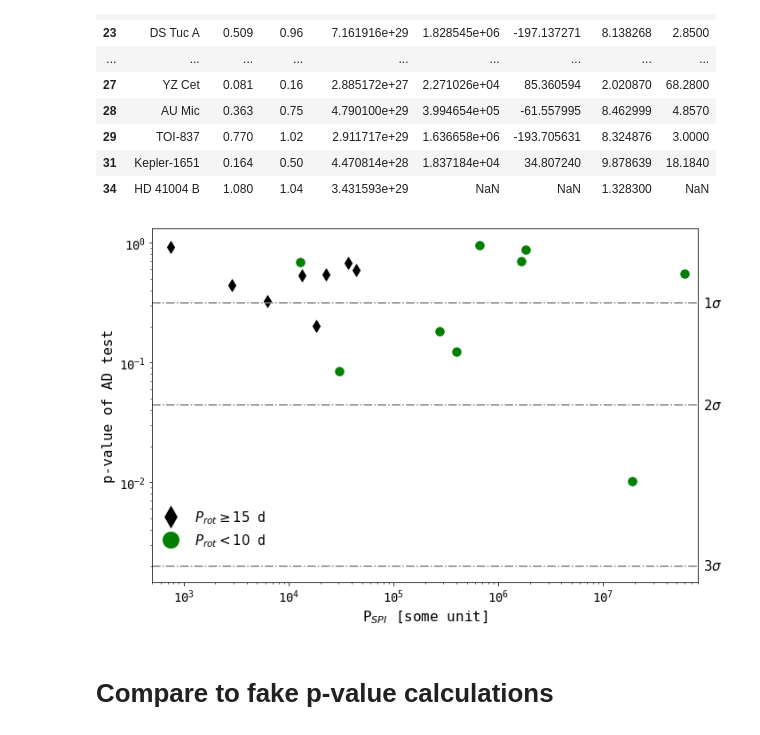
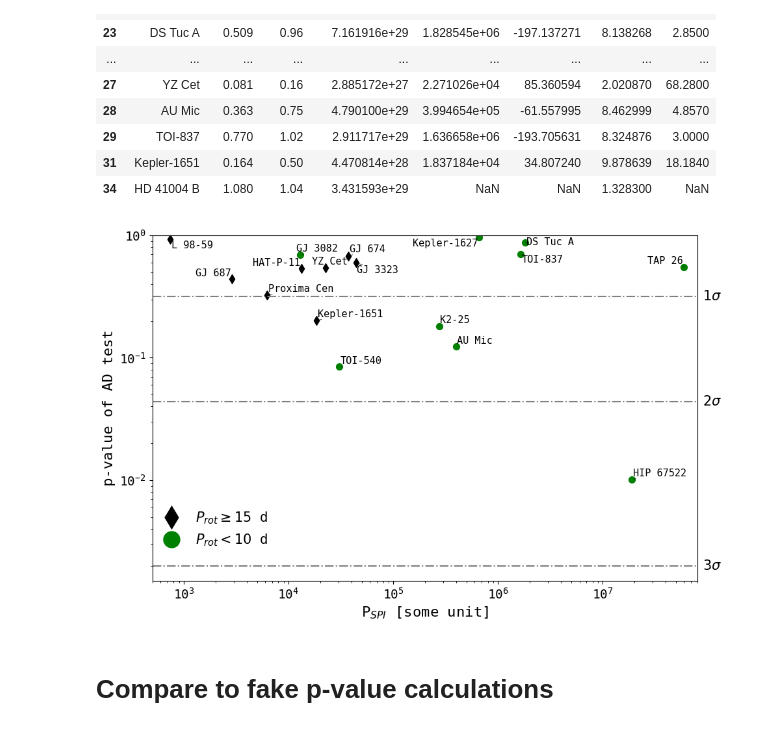
Before and after one commit to ekaterinailin/flaring-spi, a Jupyter notebook: notebooks/_07_stars_vs_adtests.ipynb, the cells around one changed output. Drawn from its saved outputs; the diff is of its cells as text; code cells hidden in the pictures.

Commit message:
annotated spi plot

```diff
--- a/notebooks/_07_stars_vs_adtests.ipynb
+++ b/notebooks/_07_stars_vs_adtests.ipynb
@@ -252,45 +254,53 @@ labels = [r"$10 \leq P_{rot} < 15$ d",
 # set up figure
 fig, ax = plt.subplots(figsize=(10, 6.5))
 
+data = mean_std[mean_std.p_spi.notnull()]
+
+texts = []
 
 # plot the data
-for color, group in mean_std.groupby("color"):
+for color, group in data.groupby("color"):
     plt.scatter(group["p_spi"], group["mean"], marker=group["symbol"].iloc[0],
-                c=color, s=90., alpha=1.)
+                c=color, s=50., alpha=1.)
+    for star, row in group.iterrows():
+        texts.append(plt.text(x=row["p_spi"], y=row["mean"], s=row["ID"],
+                    fontsize=11, ha="right", va="top", rotation=0))
     # if (color != "lightgrey") & (color != "blue"):
     #     sns.kdeplot(data=group, x="p_spi", y="mean", fill=True,
     #                 color=color, common_norm=True, alpha=.4, log_scale=True,
     #                 cut=0., levels=[0.32, 0.68, 0.95, 0.997])
 
 
 # log scale
 plt.yscale("log")
 plt.xscale("log")
 
 # # add sigma lines
 for sigma, label in list(zip(sigmas, sigma_labels)):
     plt.axhline(sigma, color="grey", linestyle="-.")
     plt.text(9e7, sigma, label, fontsize=15,
              color="k", verticalalignment="center")
 
 # labels
 plt.ylabel("p-value of AD test")
 plt.xlabel("P$_{SPI}$ [some unit]")
 
 # legend
 plt.legend(legend[1:3], labels[1:3], loc=(0, 0.08), fontsize=15)
 
 # limits
 plt.xlim(5e2, 8e7)
+plt.ylim(1.5e-3, 1)
 
+adjust_text(texts, arrowprops=dict(arrowstyle="-", color='k', lw=0.5))
 # save figure
 plt.savefig("../results/plots/2022_11_22_adtests_vs_pspi_kde.png",
             dpi=300)
 
 
 # ------------------------------------------------------------
 # %% [output]
-[figure, old version]
+[figure, new version]
 # %%
 # P-VALUE VS. SEMI-MAJOR AXIS
 
```
Also changed, not shown: parts of 1 cell of this notebook.
